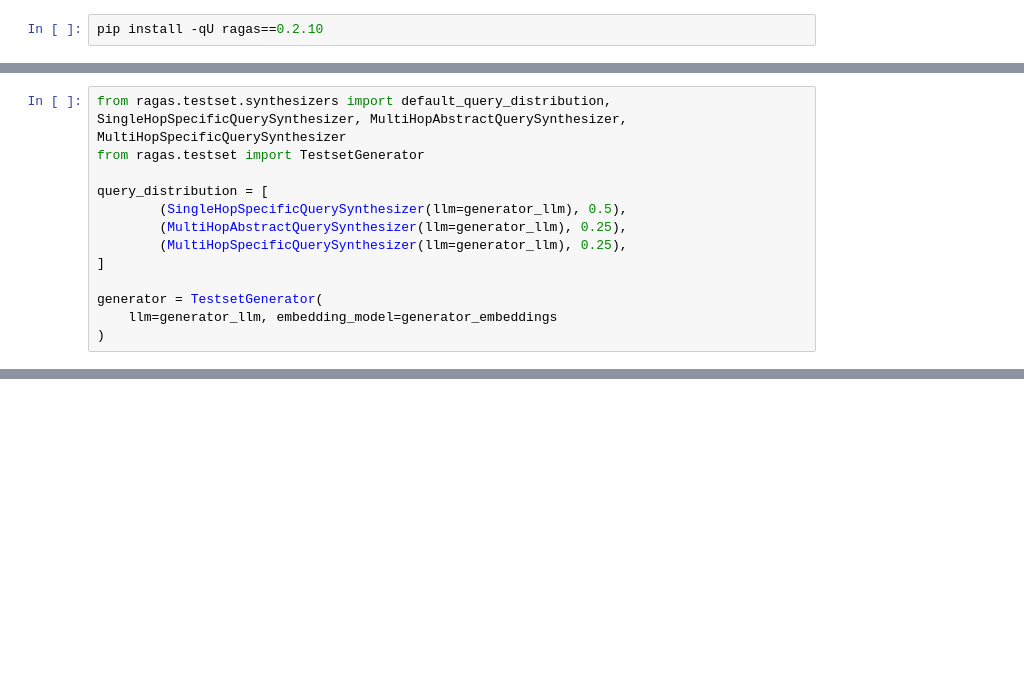
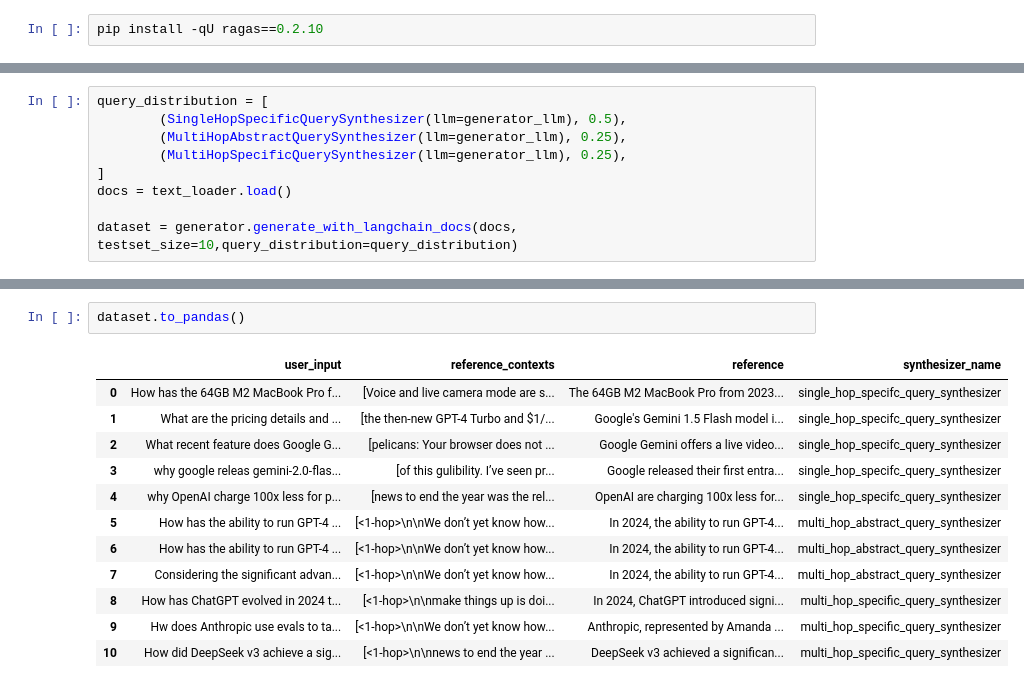
Before and after one commit to mbudisic/AIE6, a Jupyter notebook: 09_Finetuning_Embeddings/Fine_tuning_Embedding_Models_for_RAG_Notebook.ipynb, the cells around one changed output, grey strips where cells are left out. Drawn from its saved outputs; the diff is of its cells as text; blank space fills up the shorter version.

```diff
--- a/09_Finetuning_Embeddings/Fine_tuning_Embedding_Models_for_RAG_Notebook.ipynb
+++ b/09_Finetuning_Embeddings/Fine_tuning_Embedding_Models_for_RAG_Notebook.ipynb
@@ -946,13 +959,9 @@ generator_embeddings = LangchainEmbeddingsWrapper(OpenAIEmbeddings())
 # %%
-from ragas.testset.synthesizers import default_query_distribution, SingleHopSpecificQuerySynthesizer, MultiHopAbstractQuerySynthesizer, MultiHopSpecificQuerySynthesizer
-from ragas.testset import TestsetGenerator
-
 query_distribution = [
         (SingleHopSpecificQuerySynthesizer(llm=generator_llm), 0.5),
         (MultiHopAbstractQuerySynthesizer(llm=generator_llm), 0.25),
         (MultiHopSpecificQuerySynthesizer(llm=generator_llm), 0.25),
 ]
+docs = text_loader.load()
 
-generator = TestsetGenerator(
-    llm=generator_llm, embedding_model=generator_embeddings
-)
+dataset = generator.generate_with_langchain_docs(docs, testset_size=10,query_distribution=query_distribution)
@@ -989,0 +1018,15 @@ get_response(test[0], finetune_rag_chain)
+# %%
+dataset.to_pandas()
+# %% [output]
+|  | user_input | reference_contexts | reference | synthesizer_name |
+| 0 | How has the 64GB M2 MacBook Pro f... | [Voice and live camera mode are s... | The 64GB M2 MacBook Pro from 2023... | single_hop_specifc_query_synthesizer |
+| 1 | What are the pricing details and ... | [the then-new GPT-4 Turbo and $1/... | Google's Gemini 1.5 Flash model i... | single_hop_specifc_query_synthesizer |
+| 2 | What recent feature does Google G... | [pelicans: Your browser does not ... | Google Gemini offers a live video... | single_hop_specifc_query_synthesizer |
+| 3 | why google releas gemini-2.0-flas... | [of this gulibility. I’ve seen pr... | Google released their first entra... | single_hop_specifc_query_synthesizer |
+| 4 | why OpenAI charge 100x less for p... | [news to end the year was the rel... | OpenAI are charging 100x less for... | single_hop_specifc_query_synthesizer |
+| 5 | How has the ability to run GPT-4 ... | [<1-hop>\n\nWe don’t yet know how... | In 2024, the ability to run GPT-4... | multi_hop_abstract_query_synthesizer |
+| 6 | How has the ability to run GPT-4 ... | [<1-hop>\n\nWe don’t yet know how... | In 2024, the ability to run GPT-4... | multi_hop_abstract_query_synthesizer |
+| 7 | Considering the significant advan... | [<1-hop>\n\nWe don’t yet know how... | In 2024, the ability to run GPT-4... | multi_hop_abstract_query_synthesizer |
+| 8 | How has ChatGPT evolved in 2024 t... | [<1-hop>\n\nmake things up is doi... | In 2024, ChatGPT introduced signi... | multi_hop_specific_query_synthesizer |
+| 9 | Hw does Anthropic use evals to ta... | [<1-hop>\n\nWe don’t yet know how... | Anthropic, represented by Amanda ... | multi_hop_specific_query_synthesizer |
+| 10 | How did DeepSeek v3 achieve a sig... | [<1-hop>\n\nnews to end the year ... | DeepSeek v3 achieved a significan... | multi_hop_specific_query_synthesizer |
```
Also changed, not shown: parts of 35 cells of this notebook.
